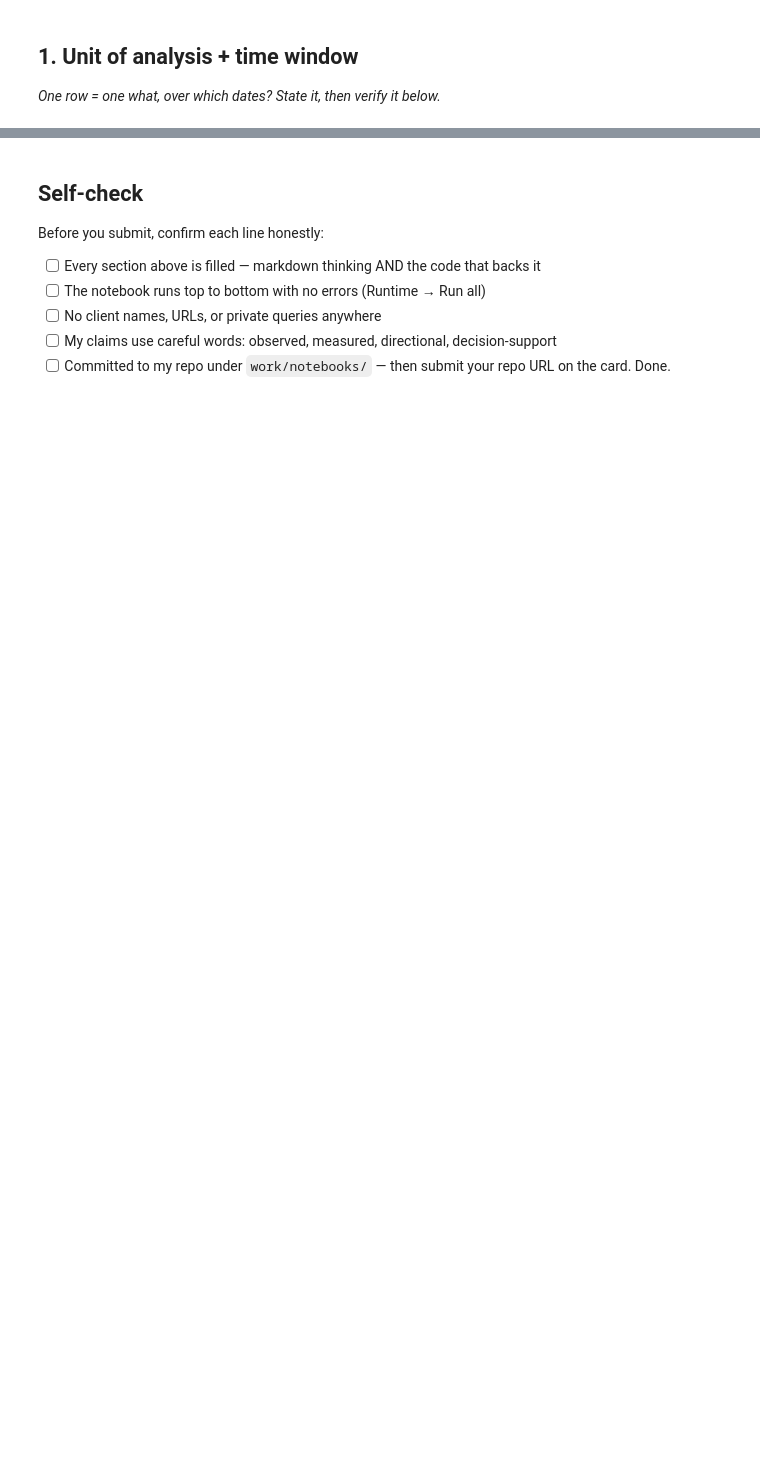
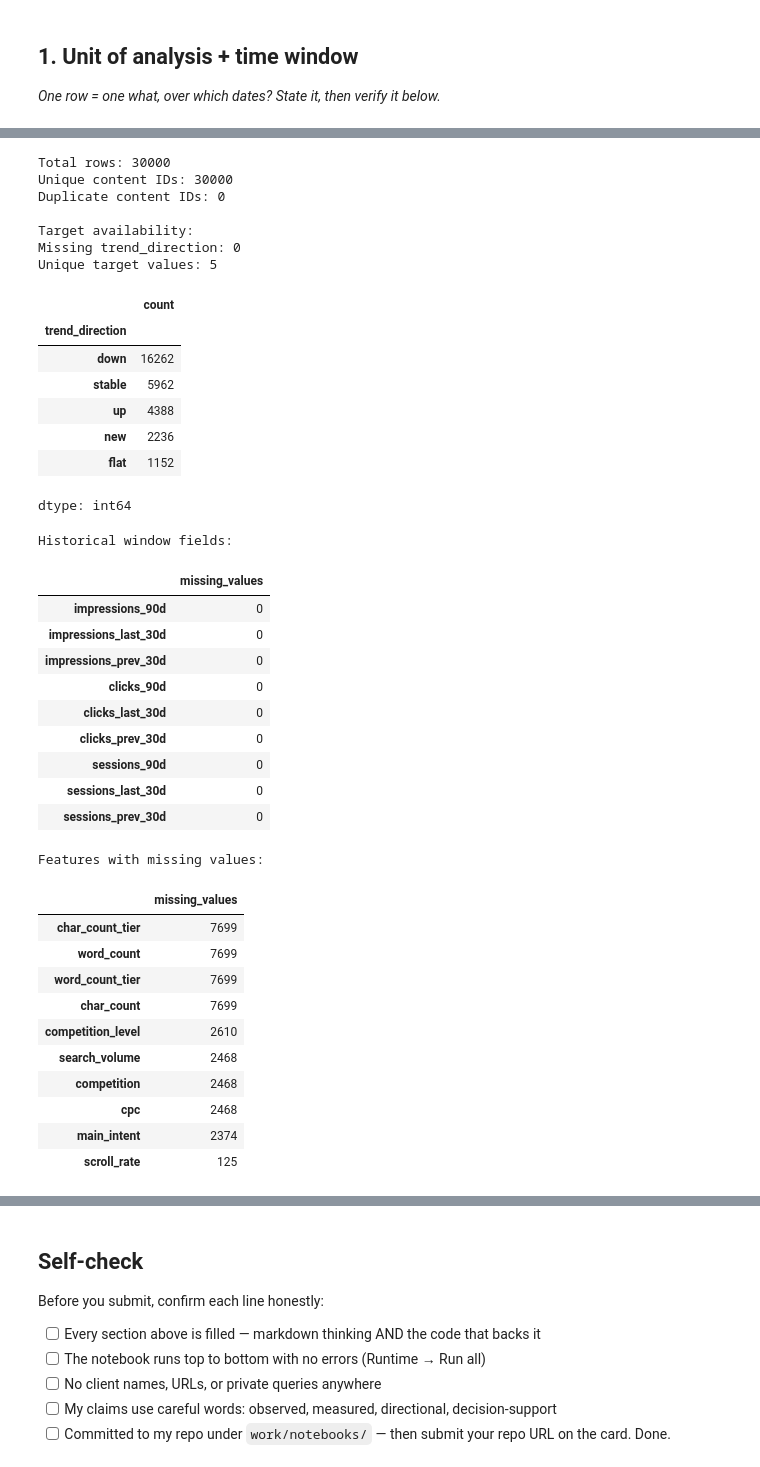
Before and after one commit to Sarahnjunge/starter-notebooks, a Jupyter notebook: work/notebooks/w03_data_contract.ipynb, the cells around one changed output, grey strips where cells are left out. Cells and saved outputs as stored; diff of their text form; code cells hidden in the pictures; blank space fills up the shorter version.

```diff
--- a/work/notebooks/w03_data_contract.ipynb
+++ b/work/notebooks/w03_data_contract.ipynb
@@ -36,0 +173,80 @@ This skeleton is yours to fill. Work the sections **in order** — each one has
+# %%
+# 1. Verify row grain
+
+print("Total rows:", len(df))
+print("Unique content IDs:", df["content_id"].nunique())
+print("Duplicate content IDs:", df["content_id"].duplicated().sum())
+
+# 2. Verify target availability
+
+print("\nTarget availability:")
+print("Missing trend_direction:", df["trend_direction"].isna().sum())
+print("Unique target values:", df["trend_direction"].nunique())
+
+display(df["trend_direction"].value_counts(dropna=False))
+
+# 3. Verify historical windows
+
+print("\nHistorical window fields:")
+window_fields = [
+    "impressions_90d",
+    "impressions_last_30d",
+    "impressions_prev_30d",
+    "clicks_90d",
+    "clicks_last_30d",
+    "clicks_prev_30d",
+    "sessions_90d",
+    "sessions_last_30d",
+    "sessions_prev_30d"
+]
+
+display(df[window_fields].isna().sum().to_frame("missing_values"))
+
+# 4. Verify missing values in planned features
+
+print("\nFeatures with missing values:")
+missing = df[features].isna().sum()
+display(
+    missing[missing > 0]
+    .sort_values(ascending=False)
+    .to_frame("missing_values")
+)
+# %% [output]
+Total rows: 30000
+Unique content IDs: 30000
+Duplicate content IDs: 0
+
+Target availability:
+Missing trend_direction: 0
+Unique target values: 5
+|  | count |
+| trend_direction |  |
+| down | 16262 |
+| stable | 5962 |
+| up | 4388 |
+| new | 2236 |
+| flat | 1152 |
+dtype: int64
+Historical window fields:
+|  | missing_values |
+| impressions_90d | 0 |
+| impressions_last_30d | 0 |
+| impressions_prev_30d | 0 |
+| clicks_90d | 0 |
+| clicks_last_30d | 0 |
+| clicks_prev_30d | 0 |
+| sessions_90d | 0 |
+| sessions_last_30d | 0 |
+| sessions_prev_30d | 0 |
+Features with missing values:
+|  | missing_values |
+| char_count_tier | 7699 |
+| word_count | 7699 |
+| word_count_tier | 7699 |
+| char_count | 7699 |
+| competition_level | 2610 |
+| search_volume | 2468 |
+| competition | 2468 |
+| cpc | 2468 |
+| main_intent | 2374 |
+| scroll_rate | 125 |
```
Also changed, not shown: parts of 16 cells of this notebook.
